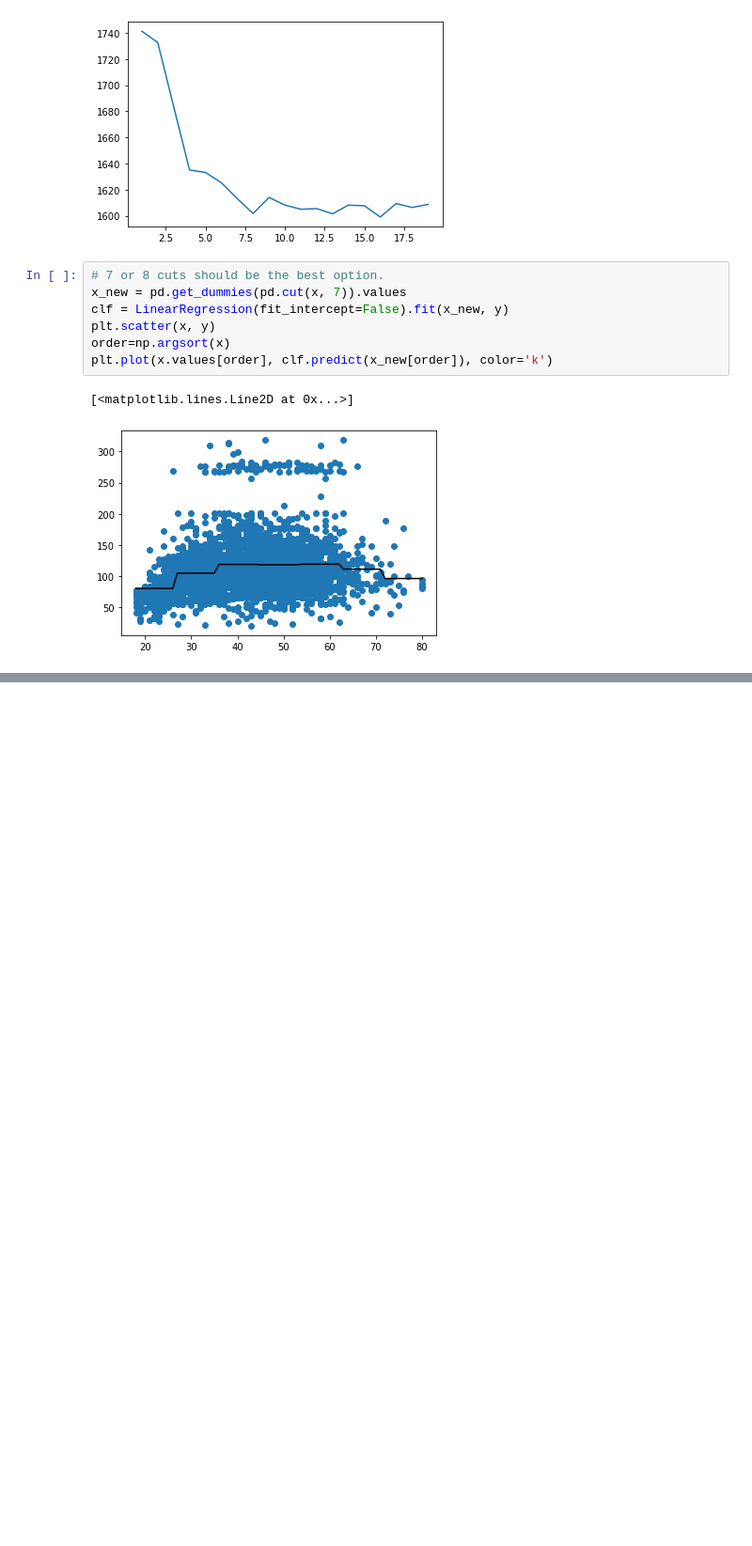
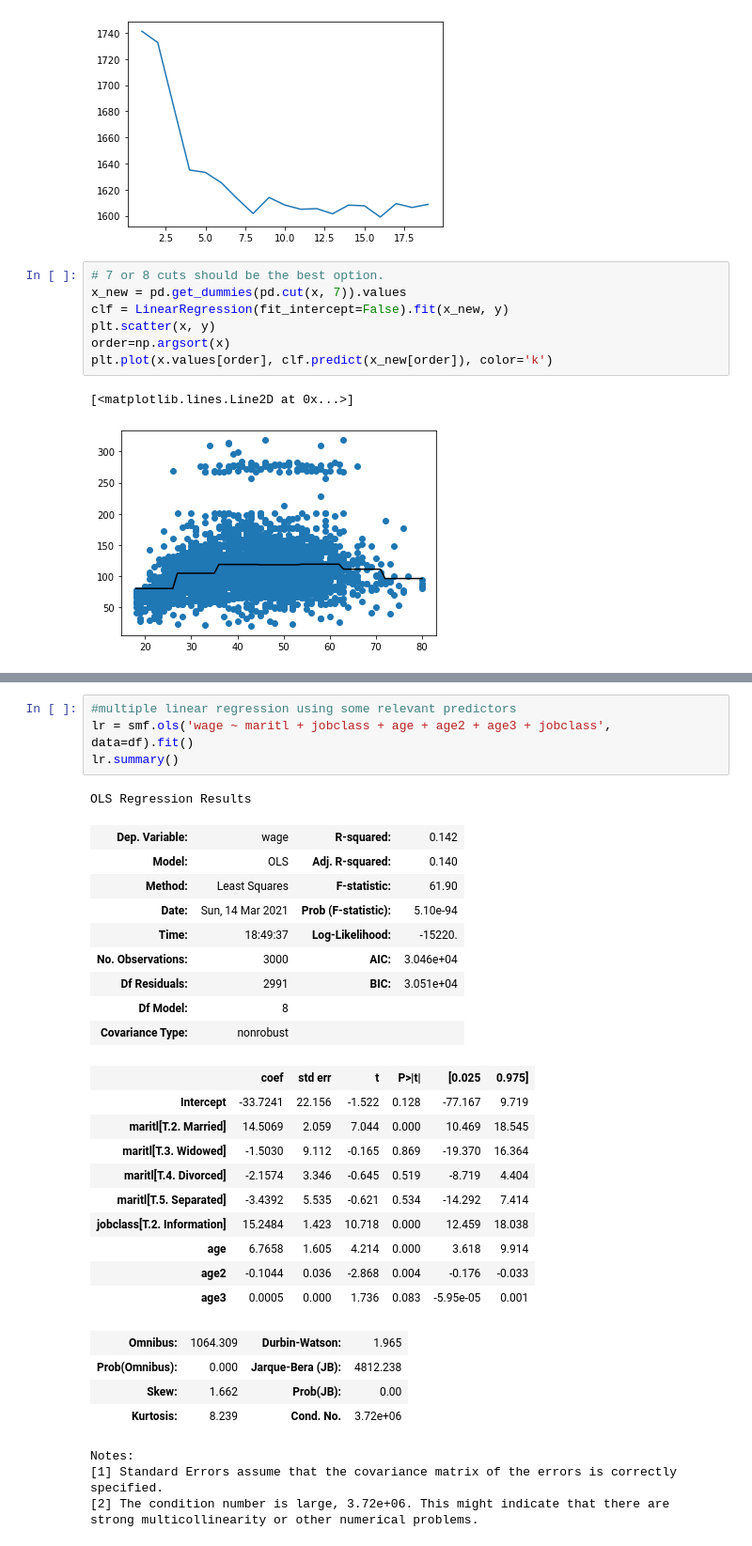
Before and after one commit to harshanurag/ISL, a Jupyter notebook: ch_07_non_linear_modles.ipynb, the cells around one changed output, grey strips where cells are left out. Shown: that part at 94% size. Saved outputs shown, nothing was run; the diff lists cells and outputs as text; blank space fills up the shorter version.

```diff
--- a/ch_07_non_linear_modles.ipynb
+++ b/ch_07_non_linear_modles.ipynb
@@ -87,0 +187,33 @@ plt.plot(x.values[order], clf.predict(x_new[order]), color='k')
+# %%
+#multiple linear regression using some relevant predictors
+lr = smf.ols('wage ~ maritl + jobclass + age + age2 + age3 + jobclass', data=df).fit()
+lr.summary()
+# %% [output]
+OLS Regression Results
+| Dep. Variable: | wage | R-squared: | 0.142 |
+| Model: | OLS | Adj. R-squared: | 0.140 |
+| Method: | Least Squares | F-statistic: | 61.90 |
+| Date: | Sun, 14 Mar 2021 | Prob (F-statistic): | 5.10e-94 |
+| Time: | 18:49:37 | Log-Likelihood: | -15220. |
+| No. Observations: | 3000 | AIC: | 3.046e+04 |
+| Df Residuals: | 2991 | BIC: | 3.051e+04 |
+| Df Model: | 8 |  |  |
+| Covariance Type: | nonrobust |  |  |
+|  | coef | std err | t | P>|t| | [0.025 | 0.975] |
+| Intercept | -33.7241 | 22.156 | -1.522 | 0.128 | -77.167 | 9.719 |
+| maritl[T.2. Married] | 14.5069 | 2.059 | 7.044 | 0.000 | 10.469 | 18.545 |
+| maritl[T.3. Widowed] | -1.5030 | 9.112 | -0.165 | 0.869 | -19.370 | 16.364 |
+| maritl[T.4. Divorced] | -2.1574 | 3.346 | -0.645 | 0.519 | -8.719 | 4.404 |
+| maritl[T.5. Separated] | -3.4392 | 5.535 | -0.621 | 0.534 | -14.292 | 7.414 |
+| jobclass[T.2. Information] | 15.2484 | 1.423 | 10.718 | 0.000 | 12.459 | 18.038 |
+| age | 6.7658 | 1.605 | 4.214 | 0.000 | 3.618 | 9.914 |
+| age2 | -0.1044 | 0.036 | -2.868 | 0.004 | -0.176 | -0.033 |
+| age3 | 0.0005 | 0.000 | 1.736 | 0.083 | -5.95e-05 | 0.001 |
+| Omnibus: | 1064.309 | Durbin-Watson: | 1.965 |
+| Prob(Omnibus): | 0.000 | Jarque-Bera (JB): | 4812.238 |
+| Skew: | 1.662 | Prob(JB): | 0.00 |
+| Kurtosis: | 8.239 | Cond. No. | 3.72e+06 |
+Notes:
+[1] Standard Errors assume that the covariance matrix of the errors is correctly specified.
+[2] The condition number is large, 3.72e+06. This might indicate that there are
+strong multicollinearity or other numerical problems.
```
Also changed, not shown: parts of 9 cells of this notebook.
